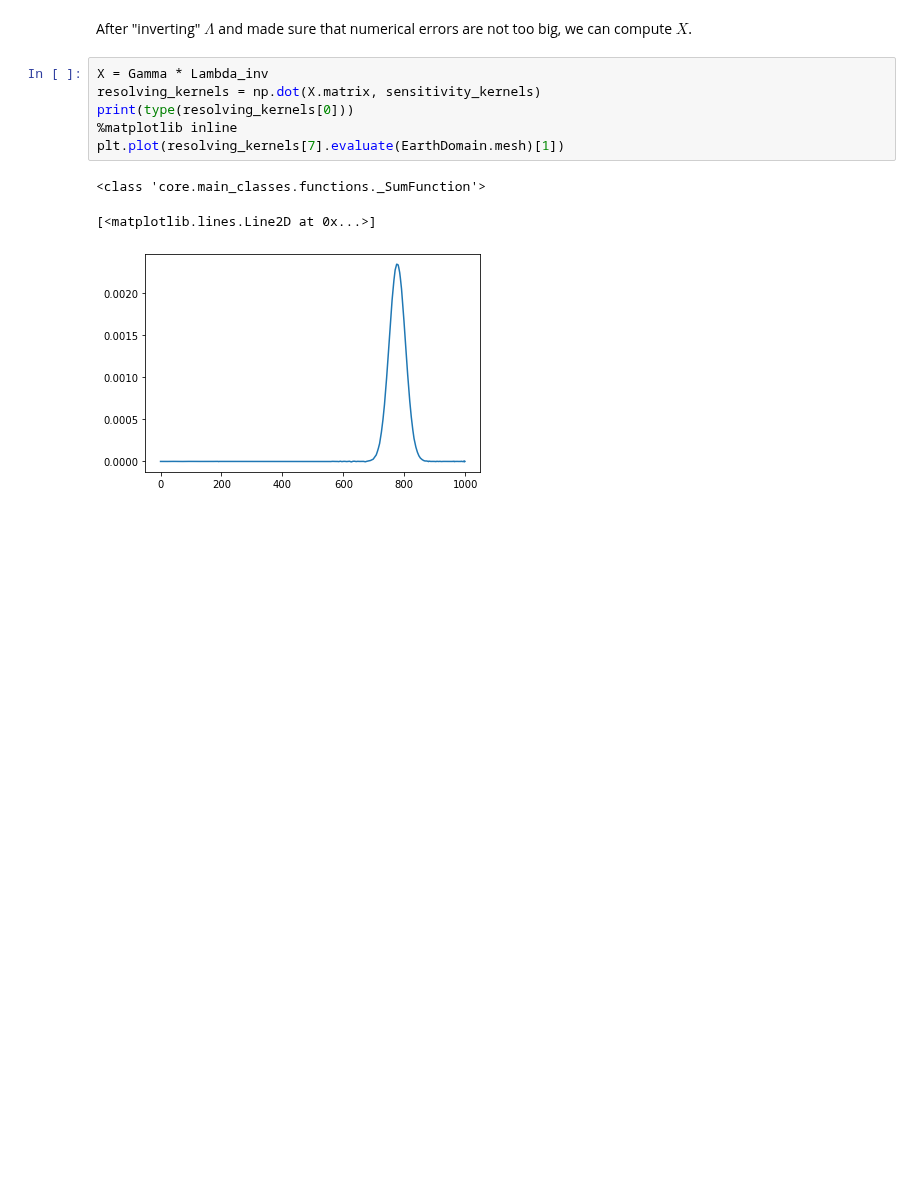
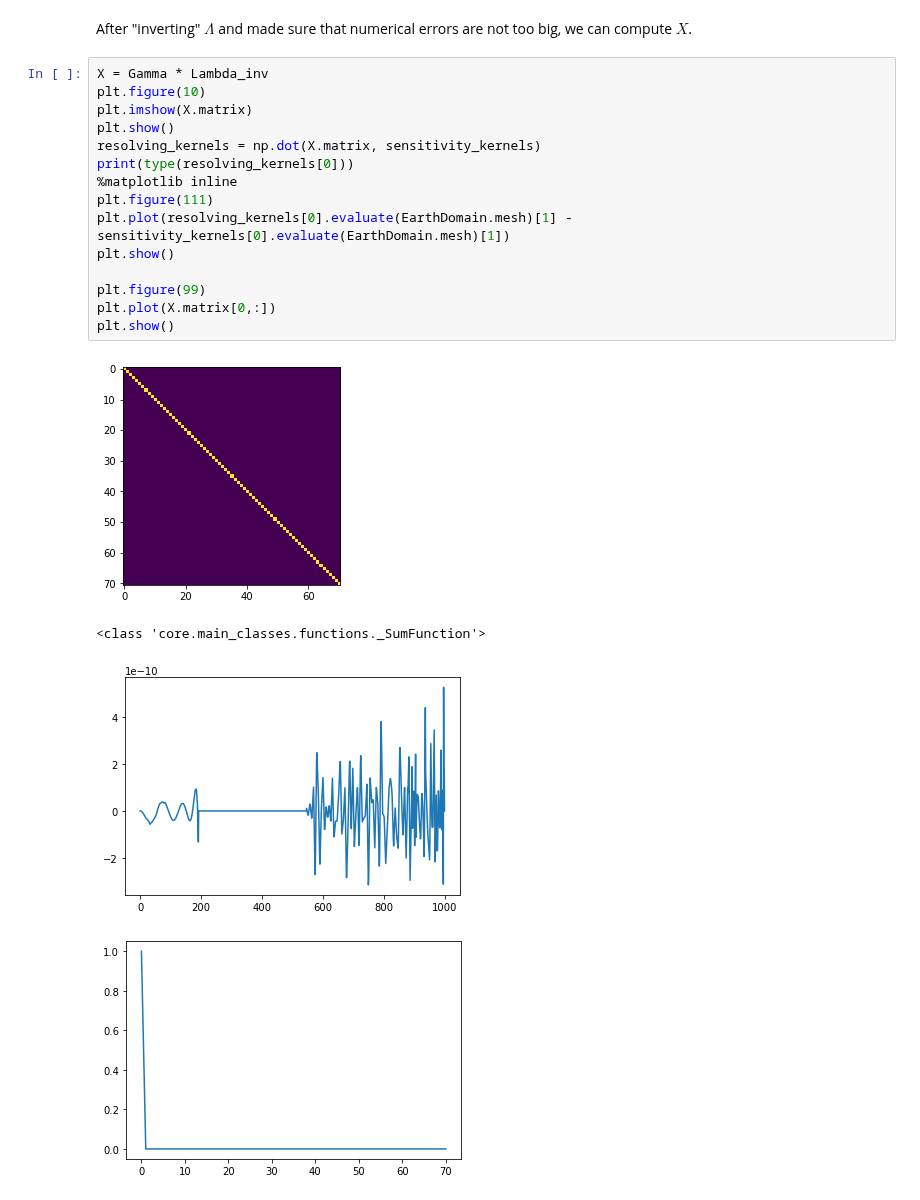
Before and after one commit to Adrian-Mag/SOLA_DLI, a Jupyter notebook: Implicit_inversion.ipynb, the cells around one changed output. Drawn from its saved outputs; the diff is of its cells as text; blank space fills up the shorter version.

```diff
--- a/Implicit_inversion.ipynb
+++ b/Implicit_inversion.ipynb
@@ -165,11 +171,21 @@ Entries with Significant Differences in Right Identity Matrix:
 After "inverting" $\Lambda$ and made sure that numerical errors are not too big, we can compute $X$.
 # %%
 X = Gamma * Lambda_inv
+plt.figure(10)
+plt.imshow(X.matrix)
+plt.show()
 resolving_kernels = np.dot(X.matrix, sensitivity_kernels)
 print(type(resolving_kernels[0]))
 %matplotlib inline
-plt.plot(resolving_kernels[7].evaluate(EarthDomain.mesh)[1])
+plt.figure(111)
+plt.plot(resolving_kernels[0].evaluate(EarthDomain.mesh)[1] - sensitivity_kernels[0].evaluate(EarthDomain.mesh)[1])
+plt.show()
+
+plt.figure(99)
+plt.plot(X.matrix[0,:])
+plt.show()
 # %% [output]
+[figure, new version]
 <class 'core.main_classes.functions._SumFunction'>
-[<matplotlib.lines.Line2D at 0x...>]
-[figure, old version]
+[figure, added]
+[figure, added]
```
Also changed, not shown: parts of 5 cells of this notebook, 6 other files.
